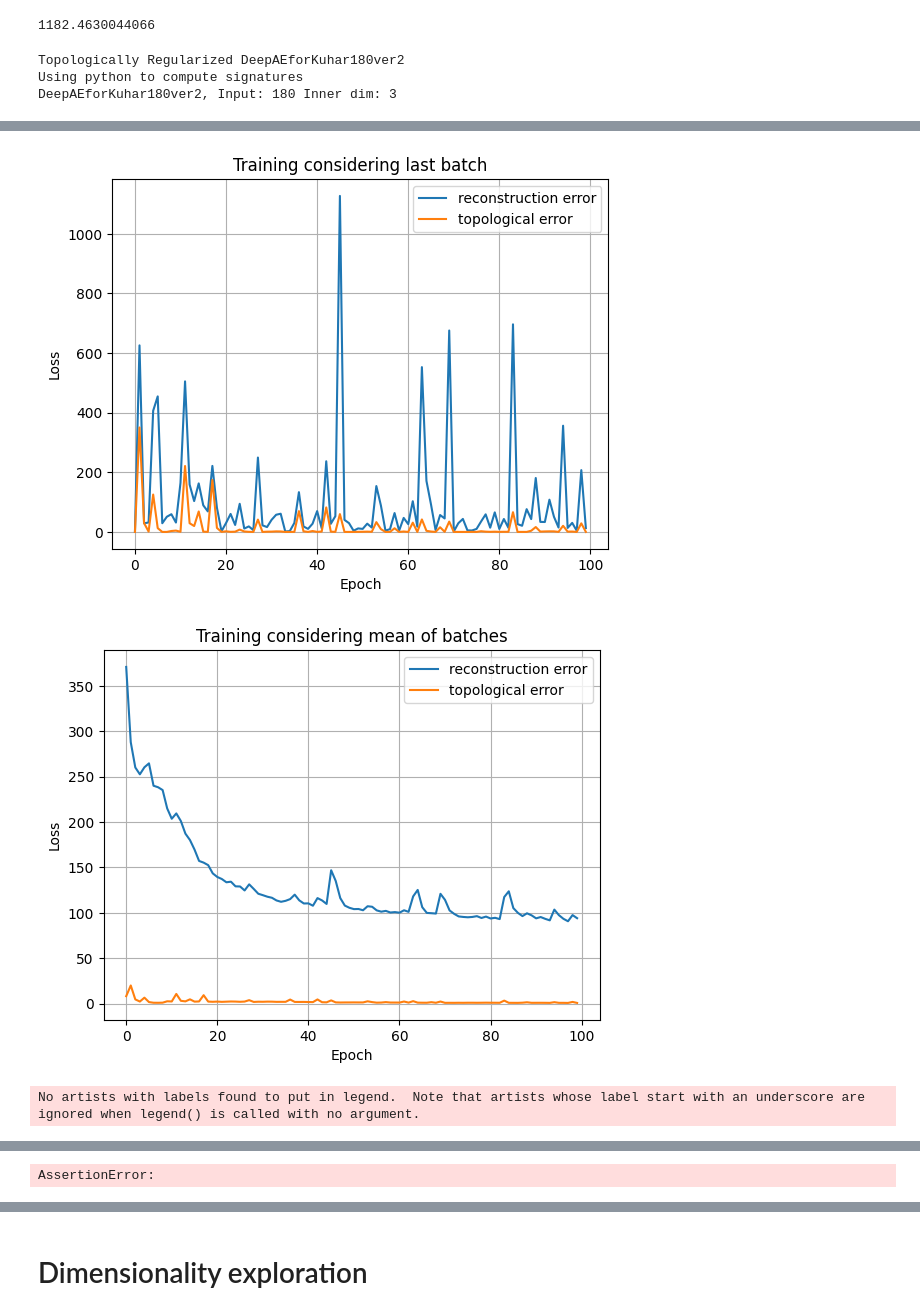
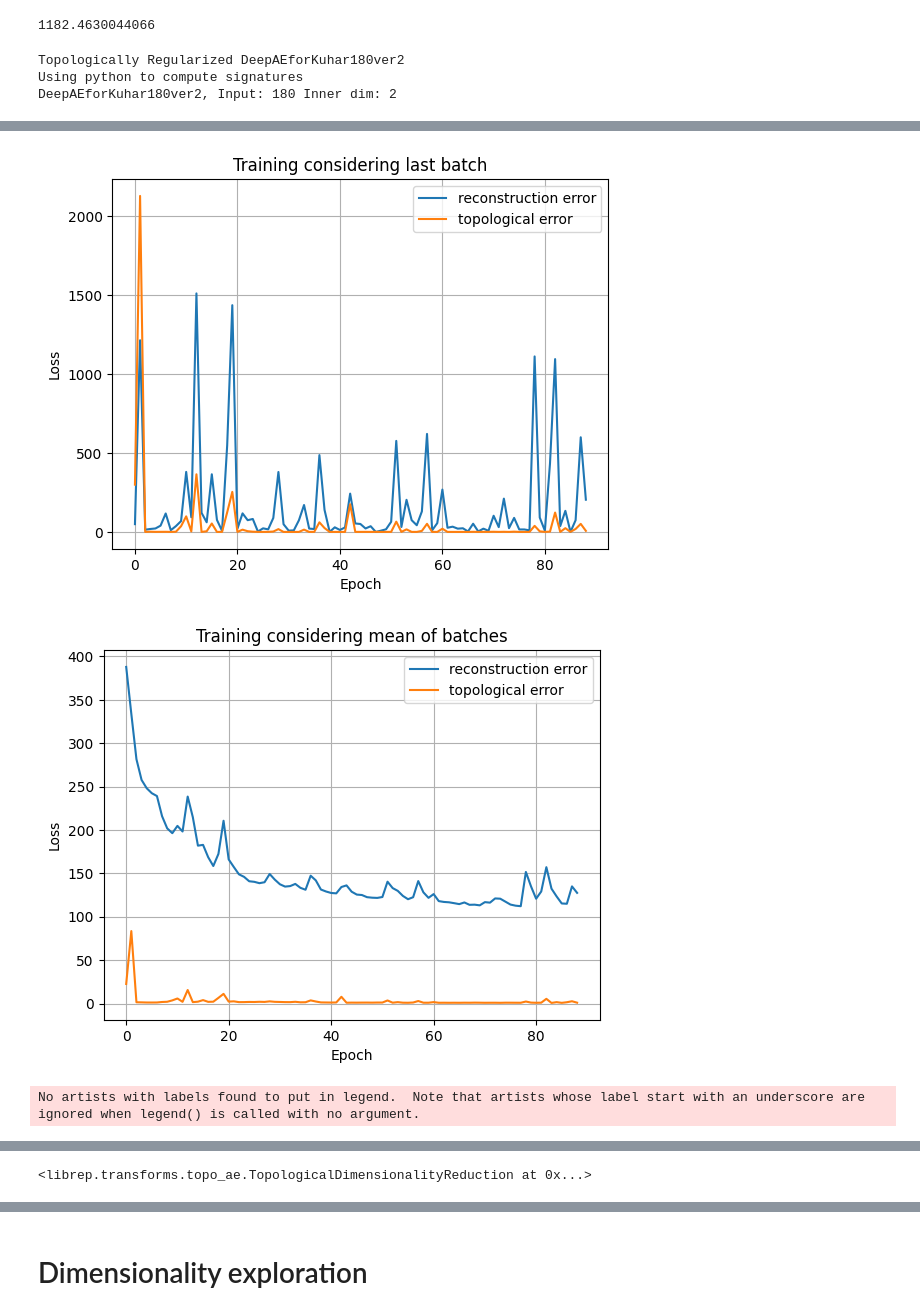
Before and after one commit to otavioon/librep-hiaac, a Jupyter notebook: experiments/Experiments_topoae_KuHar_20Hz.ipynb, the cells around one changed output, grey strips where cells are left out. Drawn from its saved outputs; the diff is of its cells as text; code cells hidden in the pictures.

```diff
--- a/experiments/Experiments_topoae_KuHar_20Hz.ipynb
+++ b/experiments/Experiments_topoae_KuHar_20Hz.ipynb
@@ -97,15 +97,15 @@ print(np.max(train_dataset_fft.X))
 # %%
 from librep.transforms.topo_ae import TopologicalDimensionalityReduction
 from librep.estimators.ae.torch.models.topological_ae.topological_ae import TopologicallyRegularizedAutoencoder
-kwargs = {'input_dims':180, 'custom_dim':3}
+kwargs = {'input_dims':180, 'custom_dim':2}
 input_shape = (-1, 1, 180)
 transform_topoae = TopologicalDimensionalityReduction(ae_model='DeepAEforKuhar180ver2',
                                                       ae_kwargs=kwargs, input_shape=input_shape, patience=10)
 # %% [output]
 Topologically Regularized DeepAEforKuhar180ver2
 Using python to compute signatures
-DeepAEforKuhar180ver2, Input: 180 Inner dim: 3
+DeepAEforKuhar180ver2, Input: 180 Inner dim: 2
 # %%
 transform_topoae.fit(train_dataset_fft.X)
-assert 1==0
+# assert 1==0
 # %% [output]
@@ -129,3 +129,3 @@ Epoch:100, Loss:94.8344, Loss-ae:12.7690, Loss-topo:0.0047
-[figure, old version]
+[figure, new version]
-[figure, old version]
+[figure, new version]
 No artists with labels found to put in legend.  Note that artists whose label start with an underscore are ignored when legend() is called with no argument.
@@ -133,4 +133,4 @@ No artists with labels found to put in legend.  Note that artists whose label st
-AssertionError:
+<librep.transforms.topo_ae.TopologicalDimensionalityReduction at 0x...>
 # %%
 # for epoch_obj in transform_topoae.loss_components_values:
 #     print(epoch_obj['epoch'])
```
Also changed, not shown: parts of 13 cells of this notebook, 2 other files.
